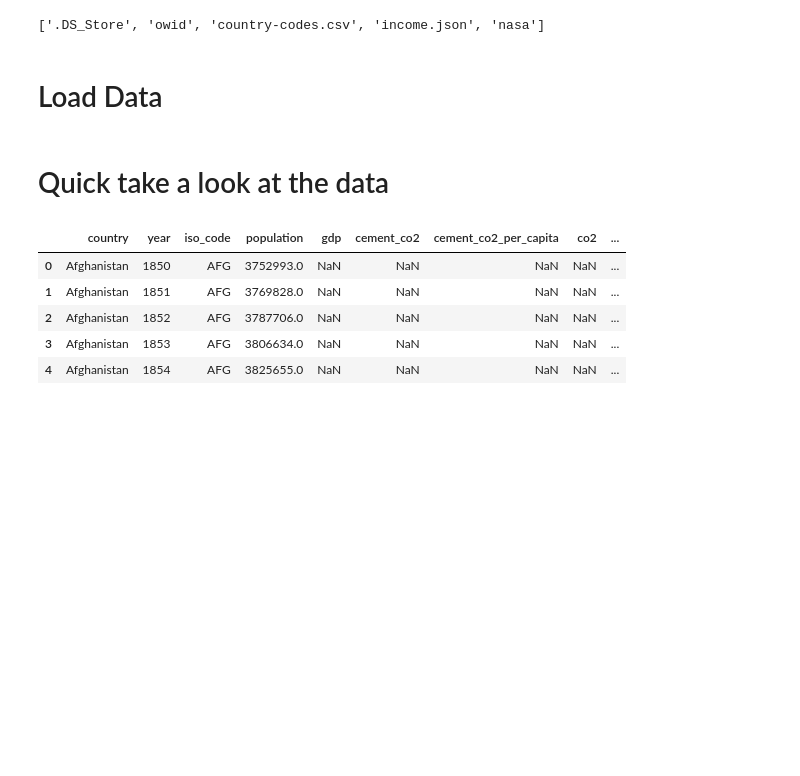
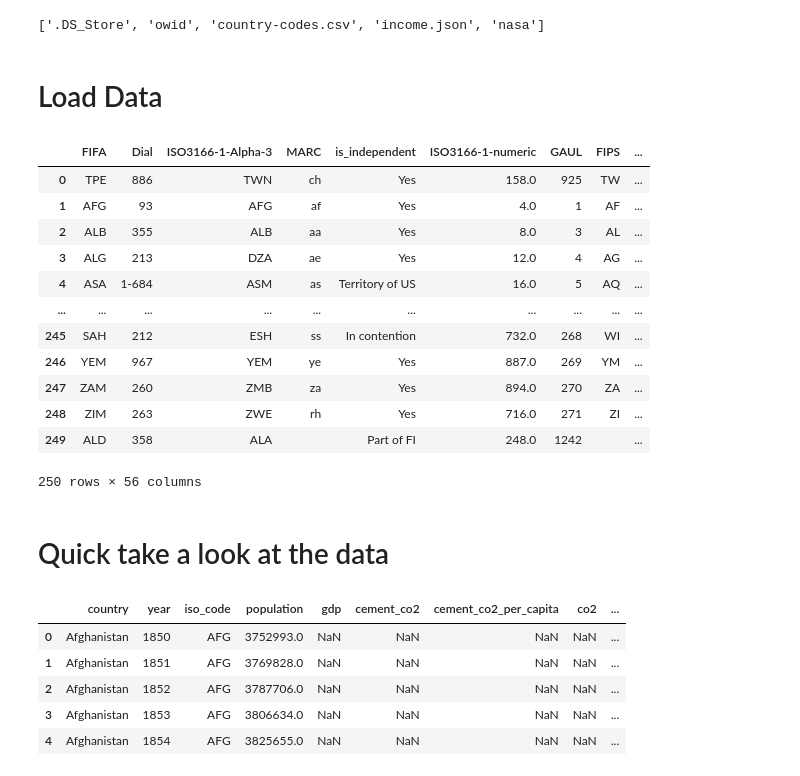
Before and after one commit to torczuk/earth-temperature-ml, a Jupyter notebook: source/co2-emission.ipynb, the cells around one changed output. Saved outputs shown, nothing was run; the diff lists cells and outputs as text; code cells hidden in the pictures; blank space fills up the shorter version.

```diff
--- a/source/UnderstandingWorldTemperature.ipynb
+++ b/source/co2-emission.ipynb
@@ -44,13 +44,28 @@ os.listdir("./data")
 # %%
 import pandas as pd
 
 DATASET_PATH = "./data"
 OWID_DATASETS = os.path.join(DATASET_PATH, "owid")
 CO2_EMISSION_CSV_PATH = os.path.join(OWID_DATASETS, "owid-co2-data.csv")
 COUNTRY_CODE_CSV_PATH = os.path.join(DATASET_PATH, "country-codes.csv")
 
 co2_emission = pd.read_csv(CO2_EMISSION_CSV_PATH)
 country_codes = pd.read_csv(COUNTRY_CODE_CSV_PATH)
+country_codes
+# %% [output]
+|  | FIFA | Dial | ISO3166-1-Alpha-3 | MARC | is_independent | ISO3166-1-numeric | GAUL | FIPS | ... |
+| 0 | TPE | 886 | TWN | ch | Yes | 158.0 | 925 | TW | ... |
+| 1 | AFG | 93 | AFG | af | Yes | 4.0 | 1 | AF | ... |
+| 2 | ALB | 355 | ALB | aa | Yes | 8.0 | 3 | AL | ... |
+| 3 | ALG | 213 | DZA | ae | Yes | 12.0 | 4 | AG | ... |
+| 4 | ASA | 1-684 | ASM | as | Territory of US | 16.0 | 5 | AQ | ... |
+| ... | ... | ... | ... | ... | ... | ... | ... | ... | ... |
+| 245 | SAH | 212 | ESH | ss | In contention | 732.0 | 268 | WI | ... |
+| 246 | YEM | 967 | YEM | ye | Yes | 887.0 | 269 | YM | ... |
+| 247 | ZAM | 260 | ZMB | za | Yes | 894.0 | 270 | ZA | ... |
+| 248 | ZIM | 263 | ZWE | rh | Yes | 716.0 | 271 | ZI | ... |
+| 249 | ALD | 358 | ALA |  | Part of FI | 248.0 | 1242 |  | ... |
+250 rows × 56 columns
 # %% [markdown]
 # Quick take a look at the data
 # %%
```
Also changed, not shown: parts of 6 cells of this notebook.
